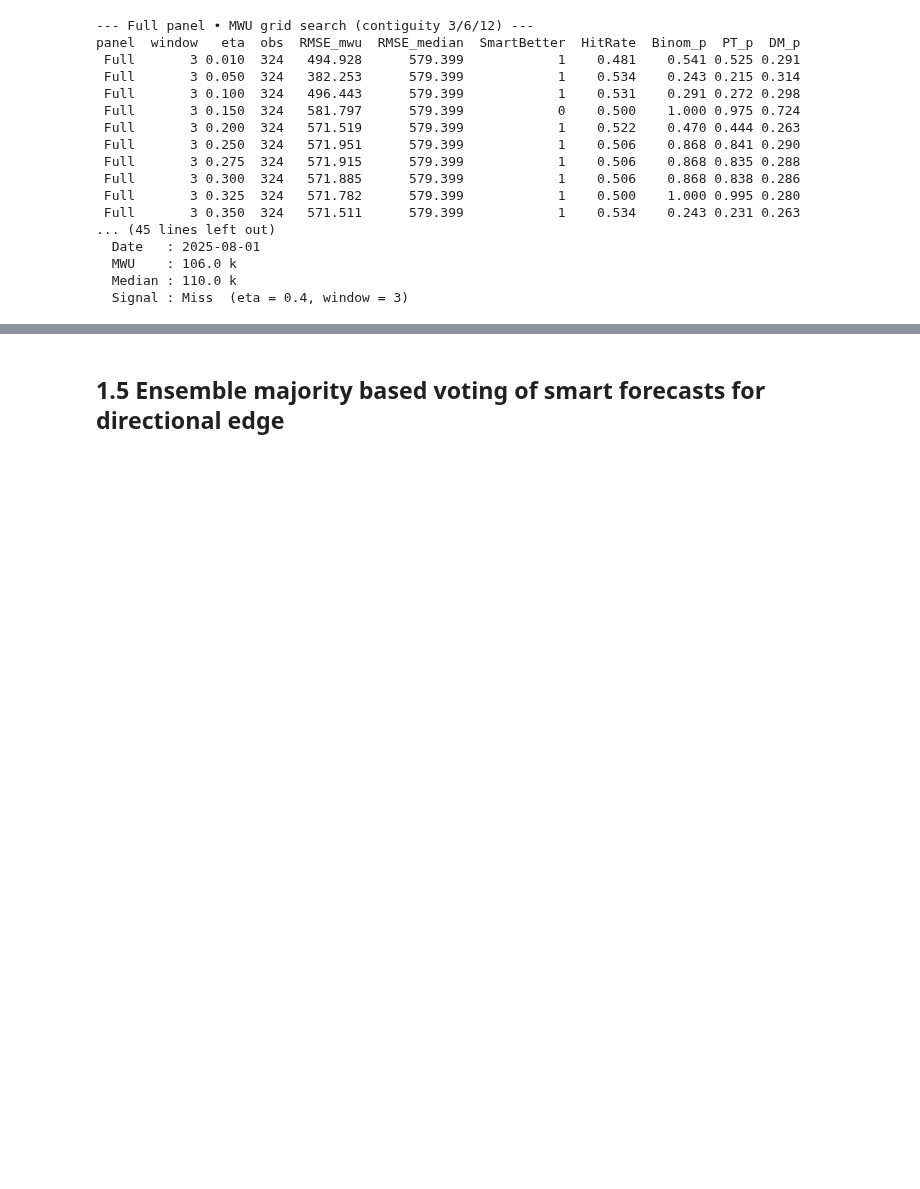
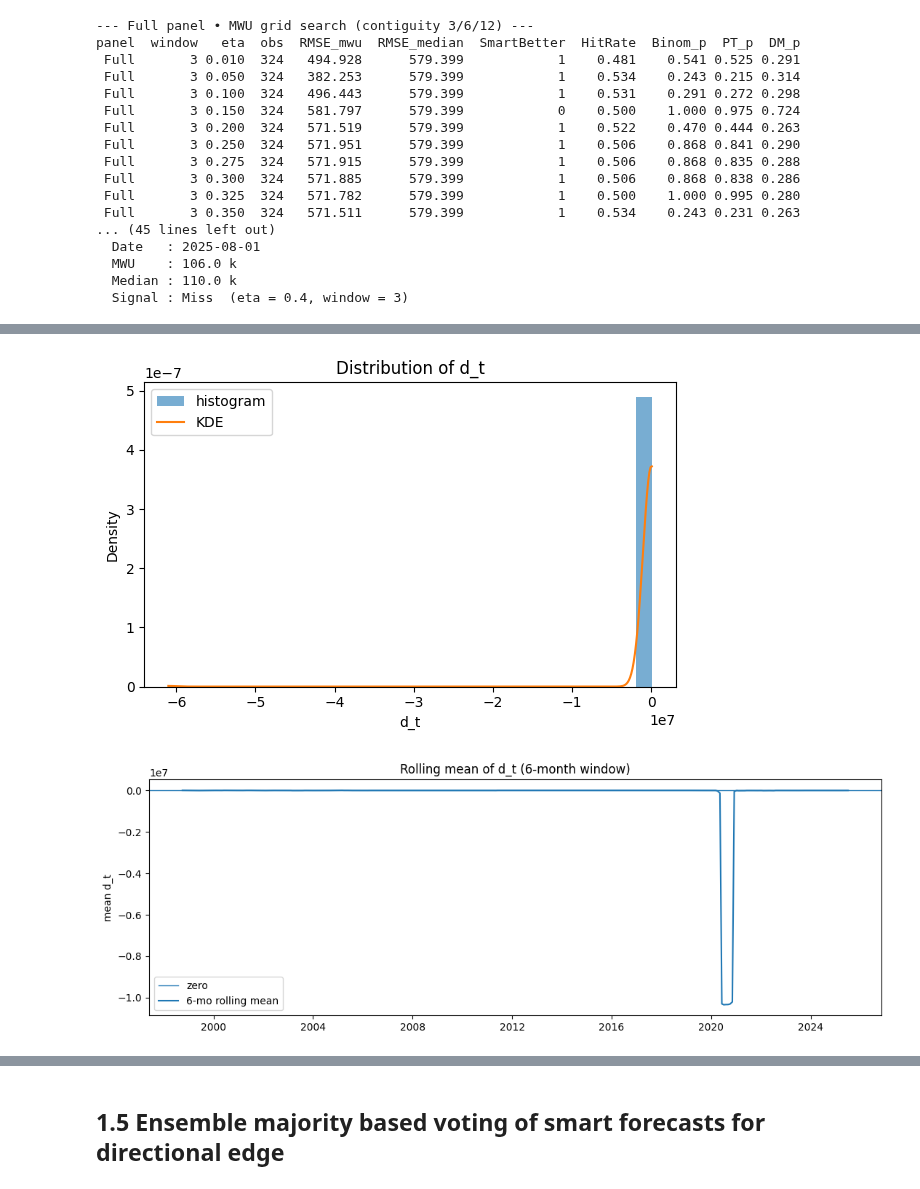
Before and after one commit to nicwjh/nfp-forecasting, a Jupyter notebook: notebooks/nfp_forecast.ipynb, the cells around one changed output, grey strips where cells are left out. Saved outputs shown, nothing was run; the diff lists cells and outputs as text; code cells hidden in the pictures; blank space fills up the shorter version.

```diff
--- a/notebooks/nfp_forecast.ipynb
+++ b/notebooks/nfp_forecast.ipynb
@@ -1138,0 +1157,39 @@ panel  window   eta  obs  RMSE_mwu  RMSE_median  SmartBetter  HitRate  Binom_p
+# %%
+# why is there a RMSE improvement but DM insignificant in full panel?
+# specify MWU config to inspect
+window = 3
+eta    = 0.40
+
+oos = oos_map[(window, eta)].dropna(subset=["actual"]).copy()
+oos["date"] = pd.to_datetime(oos["date"])
+oos = oos.sort_values("date")
+
+# squared‑error difference  d_t = e^2_MWU − e^2_Median
+oos["d_t"] = (oos["mwu"] - oos["actual"])**2 - (oos["median"] - oos["actual"])**2
+
+# Histogram + KDE of d_t
+plt.figure(figsize=(6, 4))
+plt.hist(oos["d_t"], bins=30, density=True, alpha=0.6, label="histogram")
+xs  = np.linspace(oos["d_t"].min(), oos["d_t"].max(), 400)
+kde = stats.gaussian_kde(oos["d_t"])
+plt.plot(xs, kde(xs), linewidth=1.5, label="KDE")
+plt.title("Distribution of d_t")
+plt.xlabel("d_t")
+plt.ylabel("Density")
+plt.legend()
+plt.tight_layout()
+
+# Rolling (6‑month) mean of d_t
+oos_r = oos.set_index("date")
+roll  = oos_r["d_t"].rolling(window=6, min_periods=3).mean()
+
+plt.figure(figsize=(11, 4))
+plt.axhline(0, linewidth=1, label="zero")
+plt.plot(roll.index, roll, label="6‑mo rolling mean")
+plt.title("Rolling mean of d_t (6‑month window)")
+plt.ylabel("mean d_t")
+plt.legend()
+plt.tight_layout()
+# %% [output]
+[figure, added]
+[figure, added]
```
Also changed, not shown: parts of 5 cells of this notebook.
